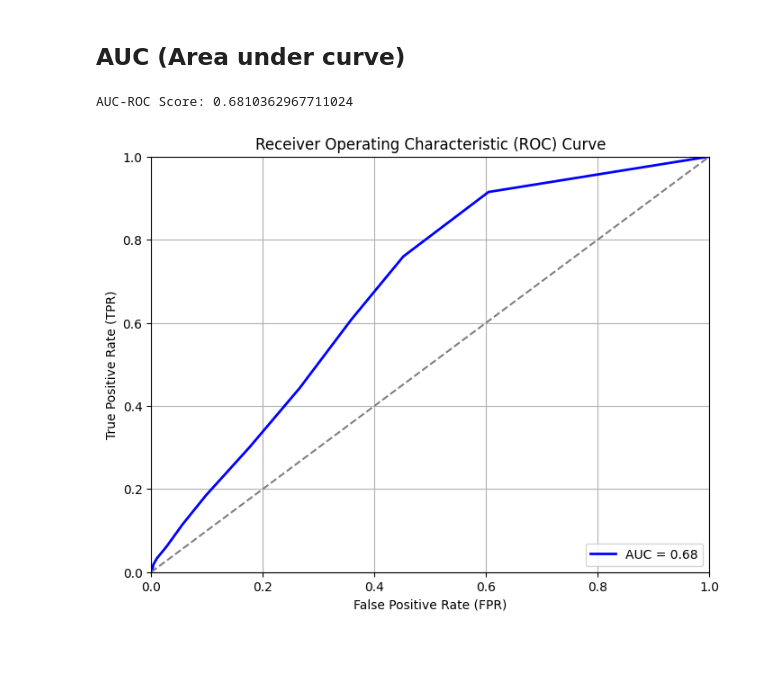
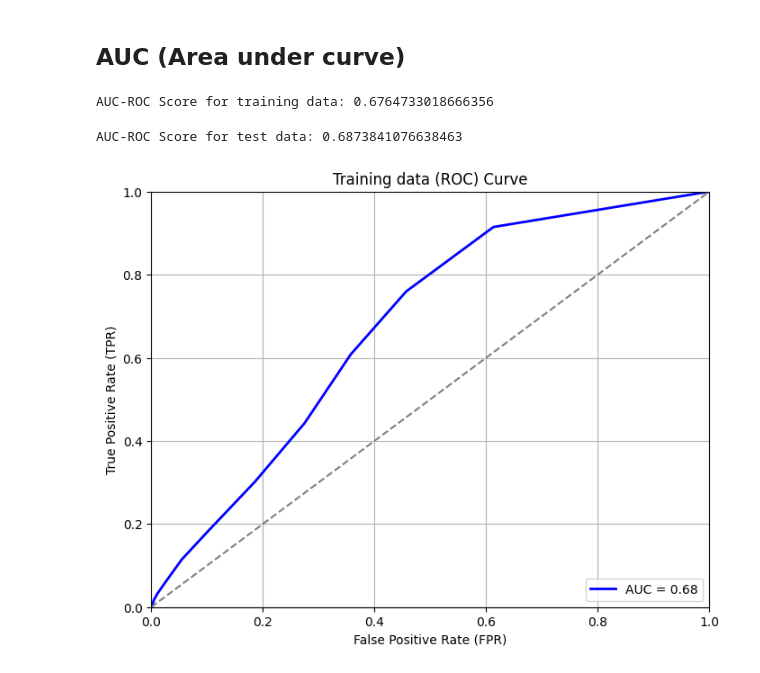
Before and after one commit to AlfonsoGhislieri/NLI-bias, a Jupyter notebook: final.ipynb, the cells around one changed output. Cells and saved outputs as stored; diff of their text form; code cells hidden in the pictures.

```diff
--- a/final.ipynb
+++ b/final.ipynb
@@ -56,21 +56,21 @@ df_test_neutral = df_test[df_test['bias'] == 'neutral']
 df_neutral = pd.concat([df_neutral, df_test_neutral], ignore_index=True)
 # %%
 # Read the CSV files into DataFrames
-df_political_results = pd.read_csv('./results/final/political_results.csv')
-df_gender_results = pd.read_csv('./results/final/gender_results.csv')
-df_lgbtq_results = pd.read_csv('./results/final/lgbtq_results.csv')
-df_race_results = pd.read_csv('./results/final/race_results.csv')
-df_religion_results = pd.read_csv('./results/final/religion_results.csv')
+df_political_test= pd.read_csv('./results/final/political_test_results.csv')
+df_gender_test = pd.read_csv('./results/final/gender_test_results.csv')
+df_lgbtq_test = pd.read_csv('./results/final/lgbtq_test_results.csv')
+df_race_test = pd.read_csv('./results/final/race_test_results.csv')
+df_religion_test = pd.read_csv('./results/final/religion_test_results.csv')
 
 # read training results
-df_political_training = pd.read_csv('./results/training/training_political_results.csv')
-df_gender_training = pd.read_csv('./results/training/training_gender_results.csv')
-df_lgbtq_training = pd.read_csv('./results/training/training_lgbtq_results.csv')
-df_race_training = pd.read_csv('./results/training/training_race_results.csv')
-df_religion_training = pd.read_csv('./results/training/training_religion_results.csv')
+df_political_training = pd.read_csv('./results/training/political_training_results.csv')
+df_gender_training = pd.read_csv('./results/training/gender_training_results.csv')
+df_lgbtq_training = pd.read_csv('./results/training/lgbtq_training_results.csv')
+df_race_training = pd.read_csv('./results/training/race_training_results.csv')
+df_religion_training = pd.read_csv('./results/training/religion_training_results.csv')
 
 # Combine the DataFrames into one
-combined_df = pd.concat([df_political_results, df_gender_results, df_lgbtq_results, df_race_results, df_religion_results], ignore_index=True)
+combined_test_df = pd.concat([df_political_test, df_gender_test, df_lgbtq_test, df_race_test, df_religion_test], ignore_index=True)
 combined_training_df = pd.concat([df_political_training, df_gender_training, df_lgbtq_training, df_race_training, df_religion_training], ignore_index=True)
 # %% [markdown]
 ## Split up dataframe by category
@@ -546,6 +563,3 @@ def calculate_entailment_ratio(labels):
     labels = ast.literal_eval(labels)
     entailment_count = sum(label == 'entailment' for label in labels)
     return entailment_count / len(labels)
-
-# Add entailment ratios to df
-combined_training_df['entailment_ratio'] = combined_training_df['labels'].apply(calculate_entailment_ratio)
@@ -552,42 +570,51 @@ combined_training_df['entailment_ratio'] = combined_training_df['labels'].apply(
 # %%
-combined_training_df['entailment_ratio'] = combined_training_df['labels'].apply(calculate_entailment_ratio)
-
 # Get unique class labels from 'predicted' column
 class_labels = np.unique(np.concatenate(df_training_multiple['predicted']))
 positive_class = 'bias'
 
 y_true = (df_training_multiple['bias'] == positive_class).astype(int)
-y_scores = combined_training_df['entailment_ratio']
+y_scores = df_training_multiple['entailment_ratio']
 auc_roc = roc_auc_score(y_true, y_scores)
-print(f"AUC-ROC Score: {auc_roc}")
+print(f"AUC-ROC Score for training data: {auc_roc}")
 # %% [output]
-AUC-ROC Score: 0.6810362967711024
+AUC-ROC Score for training data: 0.6764733018666356
+# %%
+# Get unique class labels from 'predicted' column
+class_labels = np.unique(np.concatenate(df_test_multiple['predicted']))
+positive_class = 'bias'
+
+y_true = (df_test_multiple['bias'] == positive_class).astype(int)
+y_scores = df_test_multiple['entailment_ratio']
+auc_roc = roc_auc_score(y_true, y_scores)
+print(f"AUC-ROC Score for test data: {auc_roc}")
+# %% [output]
+AUC-ROC Score for test data: 0.6873841076638463
 # %%
 from sklearn.metrics import roc_curve, auc
 
 # Convert the true labels to binary values (0 for 'neutral', 1 for 'bias')
 y_true = (combined_training_df['bias'] == 'bias').astype(int)
 
 # Get the predicted ratios from the 'entailment_ratio' column
 y_scores = combined_training_df['entailment_ratio']
 
 # Calculate the ROC curve
 fpr, tpr, thresholds = roc_curve(y_true, y_scores)
 
 # Calculate the AUC
 roc_auc = auc(fpr, tpr)
 
 # Plot the ROC curve
 plt.figure(figsize=(8, 6))
 plt.plot(fpr, tpr, color='blue', lw=2, label=f'AUC = {roc_auc:.2f}')
 plt.plot([0, 1], [0, 1], color='gray', linestyle='--')
 plt.xlim([0.0, 1.0])
 plt.ylim([0.0, 1.0])
 plt.xlabel('False Positive Rate (FPR)')
 plt.ylabel('True Positive Rate (TPR)')
-plt.title('Receiver Operating Characteristic (ROC) Curve')
+plt.title('Training data (ROC) Curve')
 plt.legend(loc='lower right')
 plt.grid(True)
 plt.show()
 # %% [output]
-[figure, old version]
+[figure, new version]
```
Also changed, not shown: parts of 10 cells of this notebook.
